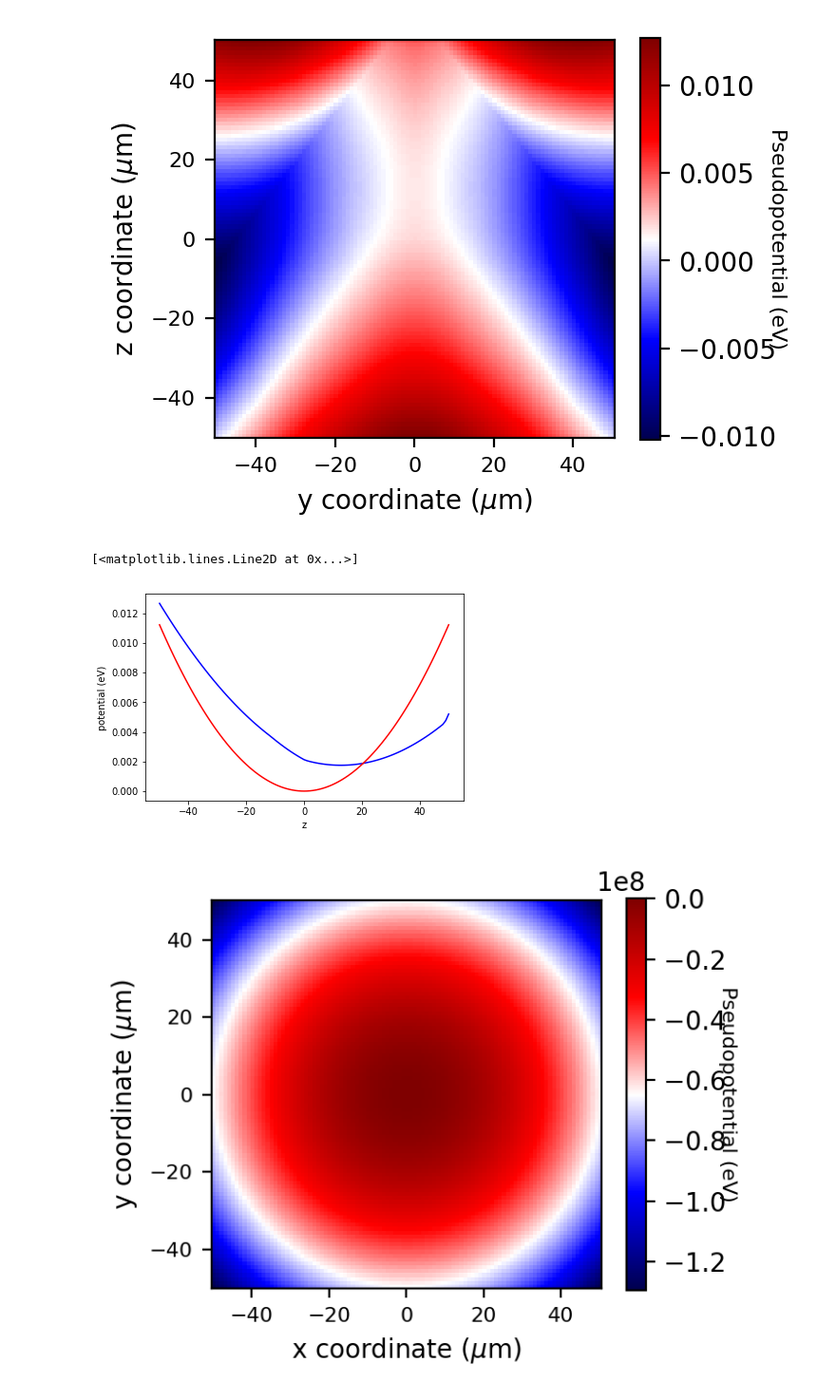
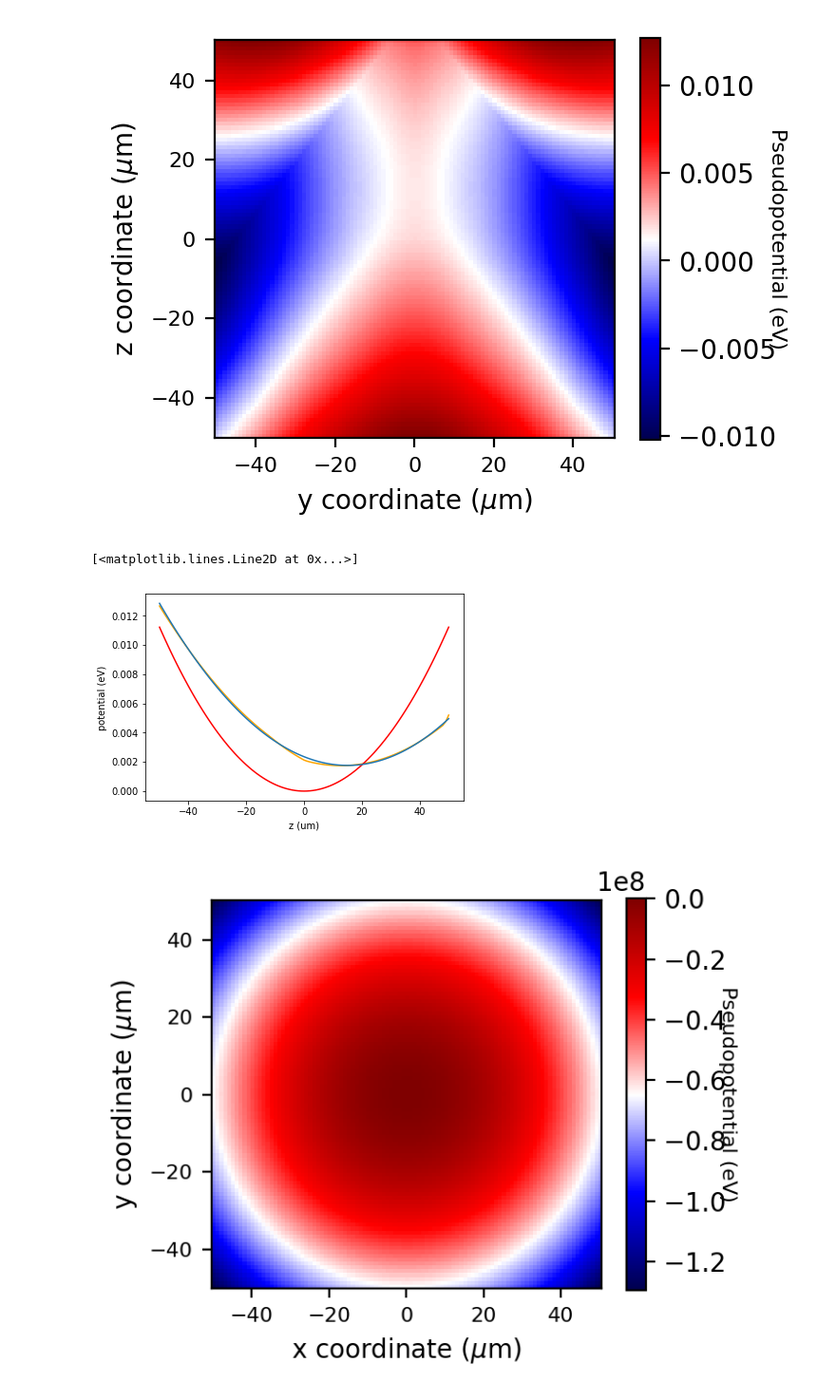
Before and after one commit to HaeffnerLab/Electron-Trap-Design-Testing, a Jupyter notebook: DC_Confinement/DC_sim1.ipynb, the cells around one changed output. Shown at 95% size. Cells and saved outputs as stored; diff of their text form; code cells hidden in the pictures.

```diff
--- a/DC_Confinement/DC_sim1.ipynb
+++ b/DC_Confinement/DC_sim1.ipynb
@@ -231,16 +231,21 @@ plt.show()
 [figure]
 [figure]
 # %%
-plt.plot(np.linspace(-50, 50, 101), df.loc[(df.X == 0.0) & (df.Y == 0.0)].loc[:, 'V'].values, 'b-')
-plt.xlabel("z")
+x = np.linspace(-50.0e-6, 50.0e-6, 101)
+y = df.loc[(df.X == 0.0) & (df.Y == 0.0)].loc[:, 'V'].values
+plt.plot(x*1.0e6, y, color = "orange")
+plt.xlabel("z (um)")
 plt.ylabel("potential (eV)")
 
 z_th = np.linspace(-50, 50, 101)
 pot_th = 0.5*me*omegaz**2*(z_th*1.0e-6)**2/qe
 plt.plot(z_th, pot_th, 'r-')
+
+a, b, c = np.polyfit(x, y, 2)
+plt.plot(x*1.0e6, a*x**2 + b*x + c)
 # %% [output]
 [<matplotlib.lines.Line2D at 0x...>]
-[figure, old version]
+[figure, new version]
 # %%
 Q = ep.spher_harm_basis([0.0, 0.0, 0.0], np.linspace(-50, 50, 101)*1.0e-6, np.linspace(-50, 50, 101)*1.0e-6,\
                         np.linspace(-50, 50, 101)*1.0e-6, 2)[0]
```
Also changed, not shown: 1 other file.
